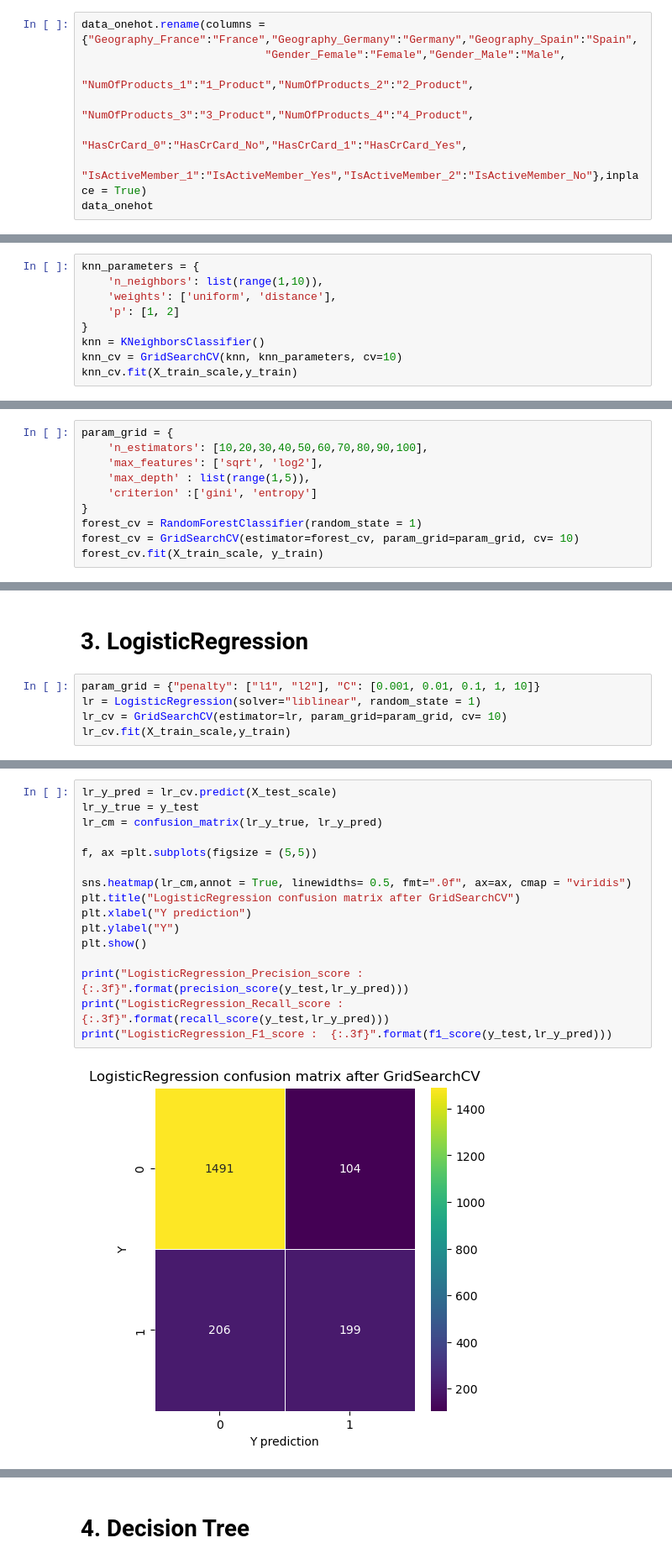
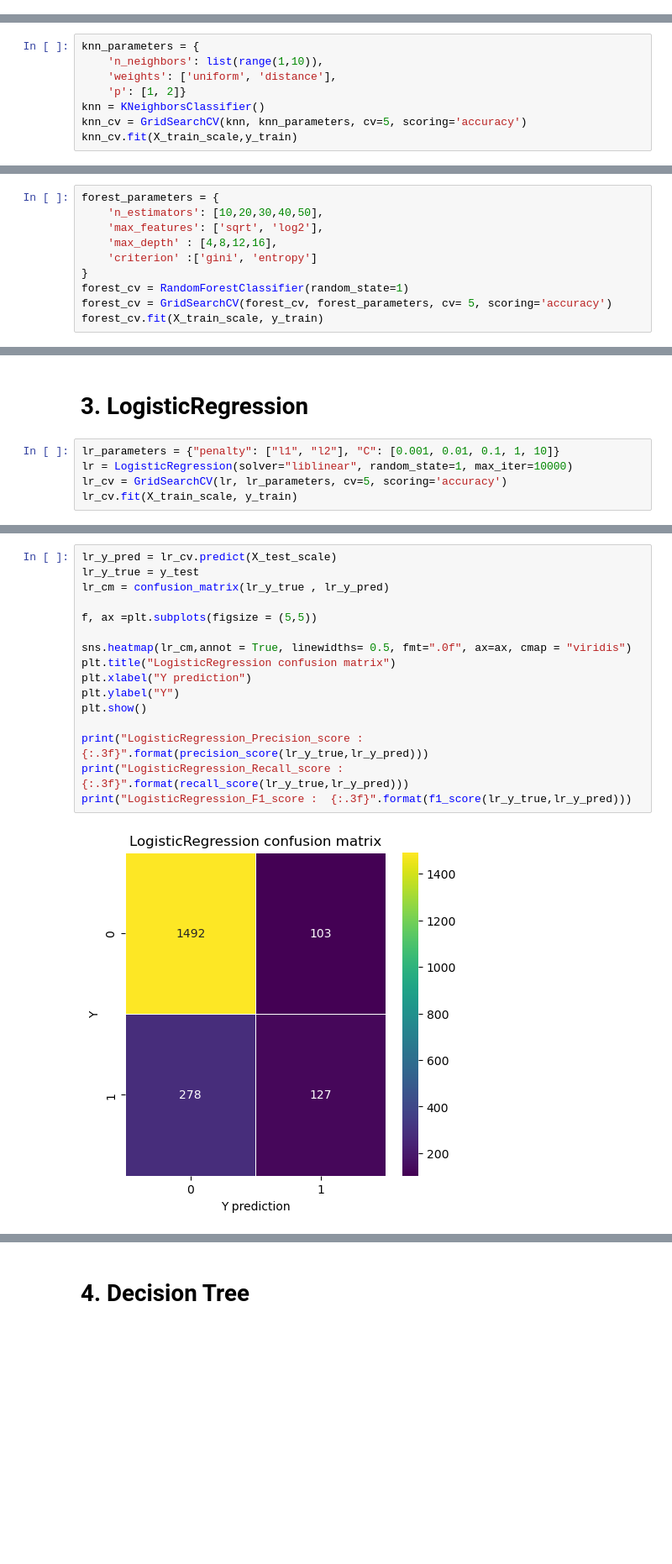
Before and after one commit to phudit5679/SQL, a Jupyter notebook: BankCostumerChurn.ipynb, the cells around one changed output, grey strips where cells are left out. Shown at 84% size. Cells and saved outputs as stored; diff of their text form; blank space fills up the shorter version.

```diff
--- a/BankCostumerChurn.ipynb
+++ b/BankCostumerChurn.ipynb
@@ -247,11 +183,3 @@ data_onehot
 | 9998 | 772 | 42 | 3 | 75075.31 | 2 | 92888.52 | 1 | 0 | ... |
 | 9999 | 792 | 28 | 4 | 130142.79 | 1 | 38190.78 | 0 | 1 | ... |
 10000 rows × 16 columns
-# %%
-data_onehot.rename(columns = {"Geography_France":"France","Geography_Germany":"Germany","Geography_Spain":"Spain",
-                            "Gender_Female":"Female","Gender_Male":"Male",
-                              "NumOfProducts_1":"1_Product","NumOfProducts_2":"2_Product",
-                              "NumOfProducts_3":"3_Product","NumOfProducts_4":"4_Product",
-                            "HasCrCard_0":"HasCrCard_No","HasCrCard_1":"HasCrCard_Yes",
-                            "IsActiveMember_1":"IsActiveMember_Yes","IsActiveMember_2":"IsActiveMember_No"},inplace = True)
-data_onehot
@@ -400,9 +305,8 @@ X_test_scale.head()
 knn_parameters = {
     'n_neighbors': list(range(1,10)),
     'weights': ['uniform', 'distance'],
-    'p': [1, 2]
-}
+    'p': [1, 2]}
 knn = KNeighborsClassifier()
-knn_cv = GridSearchCV(knn, knn_parameters, cv=10)
+knn_cv = GridSearchCV(knn, knn_parameters, cv=5, scoring='accuracy')
 knn_cv.fit(X_train_scale,y_train)
 # %% [output]
@@ -440,13 +346,13 @@ KNN_F1_score :  0.545
 # %% [markdown]
 # 2. RandomForest
 # %%
-param_grid = {
-    'n_estimators': [10,20,30,40,50,60,70,80,90,100],
+forest_parameters = {
+    'n_estimators': [10,20,30,40,50],
     'max_features': ['sqrt', 'log2'],
-    'max_depth' : list(range(1,5)),
+    'max_depth' : [4,8,12,16],
     'criterion' :['gini', 'entropy']
 }
-forest_cv = RandomForestClassifier(random_state = 1)
-forest_cv = GridSearchCV(estimator=forest_cv, param_grid=param_grid, cv= 10)
+forest_cv = RandomForestClassifier(random_state=1)
+forest_cv = GridSearchCV(forest_cv, forest_parameters, cv= 5, scoring='accuracy')
 forest_cv.fit(X_train_scale, y_train)
 # %% [output]
@@ -488,8 +394,8 @@ RandomForest_F1_score :  0.595
 # %% [markdown]
 # 3. LogisticRegression
 # %%
-param_grid = {"penalty": ["l1", "l2"], "C": [0.001, 0.01, 0.1, 1, 10]}
-lr = LogisticRegression(solver="liblinear", random_state = 1)
-lr_cv = GridSearchCV(estimator=lr, param_grid=param_grid, cv= 10)
-lr_cv.fit(X_train_scale,y_train)
+lr_parameters = {"penalty": ["l1", "l2"], "C": [0.001, 0.01, 0.1, 1, 10]}
+lr = LogisticRegression(solver="liblinear", random_state=1, max_iter=10000)
+lr_cv = GridSearchCV(lr, lr_parameters, cv=5, scoring='accuracy')
+lr_cv.fit(X_train_scale, y_train)
 # %% [output]
@@ -516,18 +416,18 @@ LogisticRegression_F1_score :  0.570
 # %%
 lr_y_pred = lr_cv.predict(X_test_scale)
 lr_y_true = y_test
-lr_cm = confusion_matrix(lr_y_true, lr_y_pred)
+lr_cm = confusion_matrix(lr_y_true , lr_y_pred)
 
 f, ax =plt.subplots(figsize = (5,5))
 
 sns.heatmap(lr_cm,annot = True, linewidths= 0.5, fmt=".0f", ax=ax, cmap = "viridis")
-plt.title("LogisticRegression confusion matrix after GridSearchCV")
+plt.title("LogisticRegression confusion matrix")
 plt.xlabel("Y prediction")
 plt.ylabel("Y")
 plt.show()
 
-print("LogisticRegression_Precision_score :  {:.3f}".format(precision_score(y_test,lr_y_pred)))
-print("LogisticRegression_Recall_score :  {:.3f}".format(recall_score(y_test,lr_y_pred)))
-print("LogisticRegression_F1_score :  {:.3f}".format(f1_score(y_test,lr_y_pred)))
+print("LogisticRegression_Precision_score :  {:.3f}".format(precision_score(lr_y_true,lr_y_pred)))
+print("LogisticRegression_Recall_score :  {:.3f}".format(recall_score(lr_y_true,lr_y_pred)))
+print("LogisticRegression_F1_score :  {:.3f}".format(f1_score(lr_y_true,lr_y_pred)))
 # %% [output]
-[figure, old version]
+[figure, new version]
```
Also changed, not shown: parts of 40 cells of this notebook.
